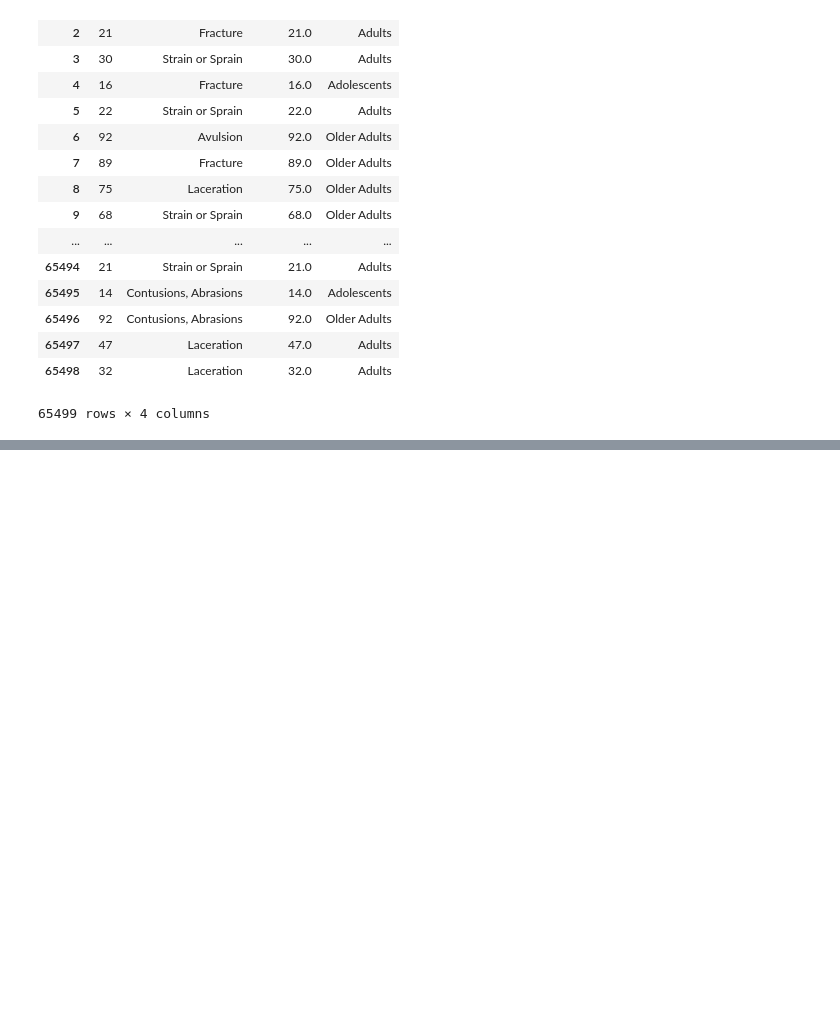
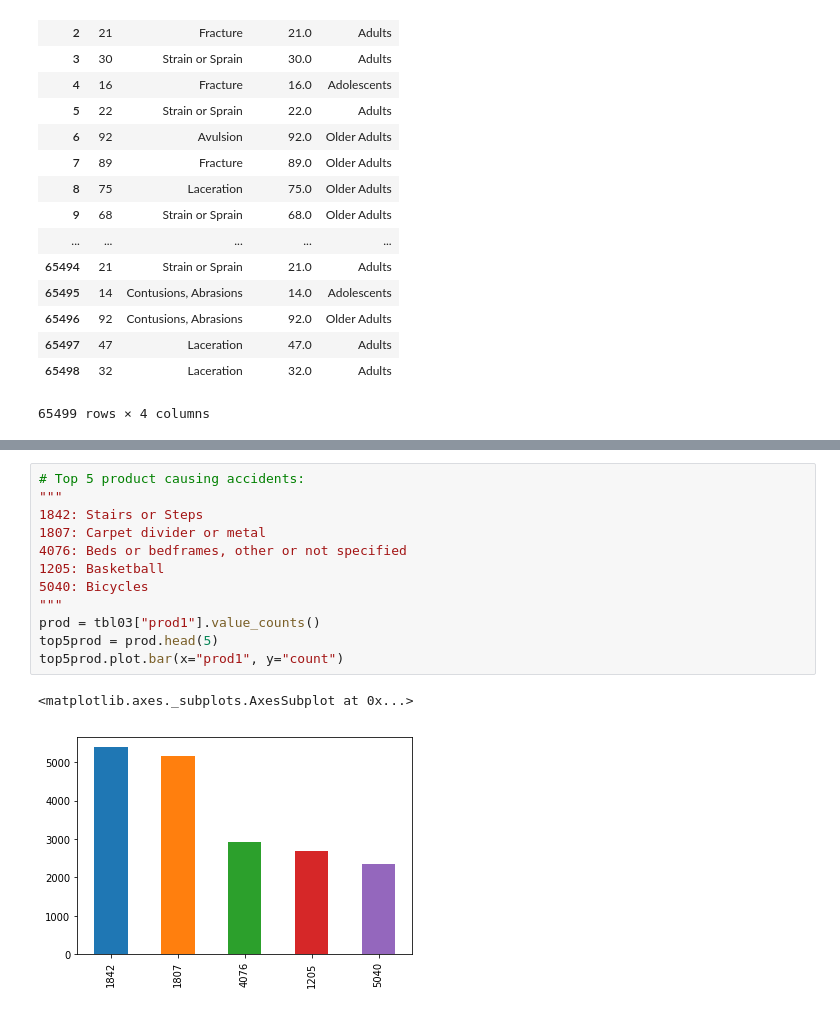
Before and after one commit to boyac/pyQuiz, a Jupyter notebook: Indeed/NEISS2014.ipynb, the cells around one changed output, grey strips where cells are left out. Saved outputs shown, nothing was run; the diff lists cells and outputs as text; blank space fills up the shorter version.

```diff
--- a/Indeed/NEISS2014.ipynb
+++ b/Indeed/NEISS2014.ipynb
@@ -227,0 +256,15 @@ graph
+# %%
+# Top 5 product causing accidents:
+"""
+1842: Stairs or Steps
+1807: Carpet divider or metal
+4076: Beds or bedframes, other or not specified
+1205: Basketball
+5040: Bicycles
+"""
+prod = tbl03["prod1"].value_counts()
+top5prod = prod.head(5)
+top5prod.plot.bar(x="prod1", y="count")
+# %% [output]
+<matplotlib.axes._subplots.AxesSubplot at 0x...>
+[figure, added]
```
Also changed, not shown: parts of 13 cells of this notebook.
